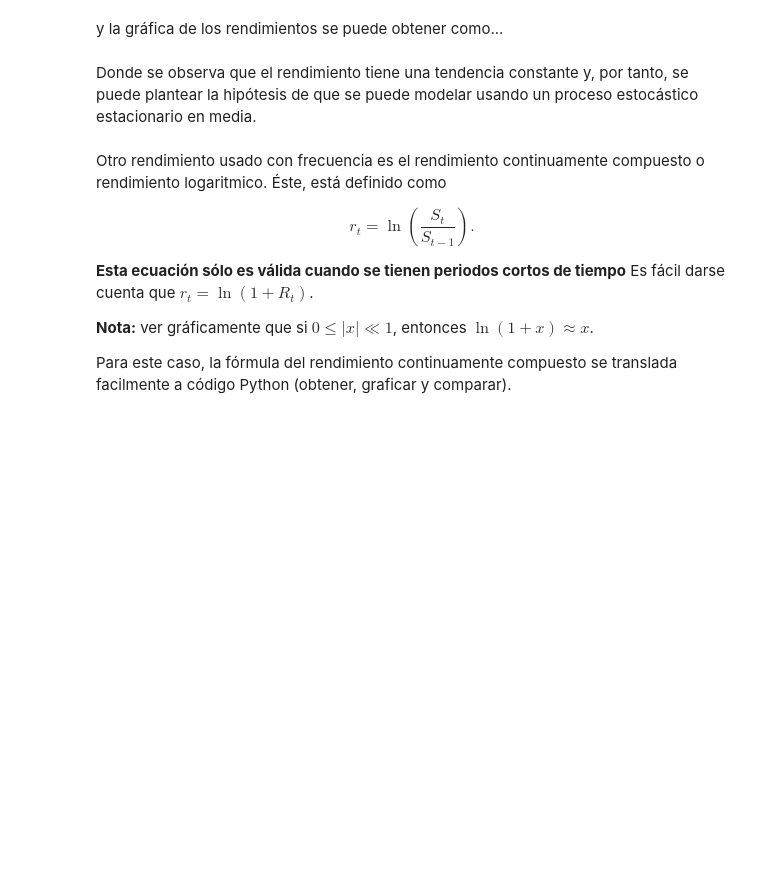
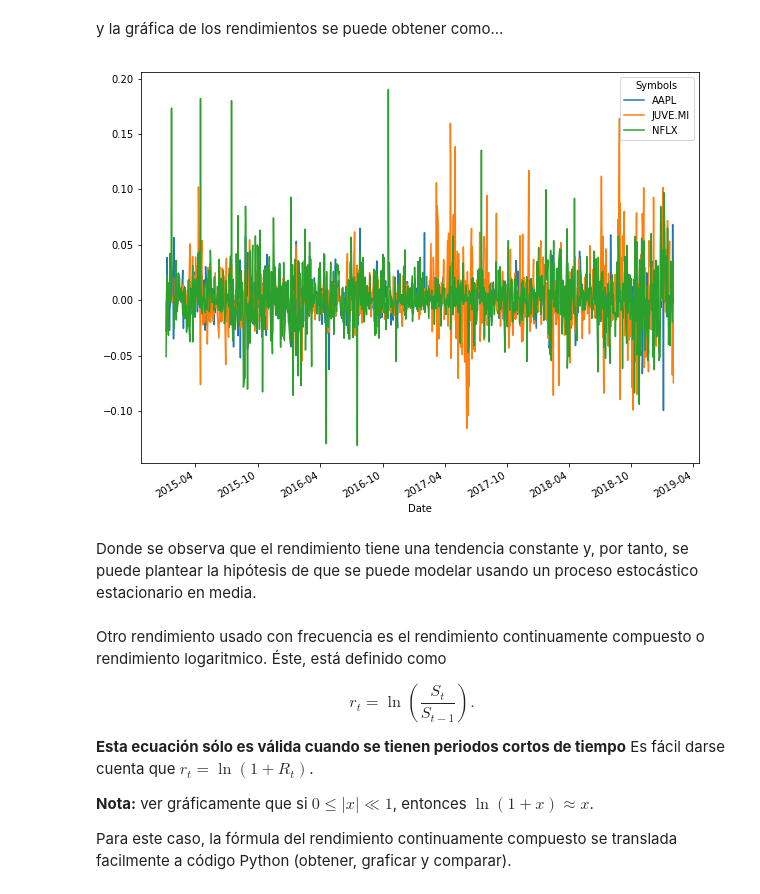
Before and after one commit to adangonzep/SimMat2019-Verano, a Jupyter notebook: Módulo 2/Clase12_ManejoAnalisisDatosPandas.ipynb, the cells around one changed output. Cells and saved outputs as stored; diff of their text form; code cells hidden in the pictures; blank space fills up the shorter version.

```diff
--- a/Módulo 2/Clase12_ManejoAnalisisDatosPandas.ipynb
+++ b/Módulo 2/Clase12_ManejoAnalisisDatosPandas.ipynb
@@ -102,2 +230,4 @@ Para el ejemplo en curso, ¿cómo calcular esto?
 # %%
 # Método pct_change
+Ret = precios_cierre.pct_change().dropna()
+Ret
@@ -108,3 +256,8 @@ y la gráfica de los rendimientos se puede obtener como...
+# %%
+# Gráfica
+Ret.plot(figsize=(10,8));
+# %% [output]
+[figure, added]
 # %% [markdown]
 Donde se observa que el rendimiento tiene una tendencia constante y, por tanto, se puede plantear la hipótesis de que se puede modelar usando un proceso estocástico estacionario en media.
 # %% [markdown]
```
Also changed, not shown: parts of 21 cells of this notebook.
